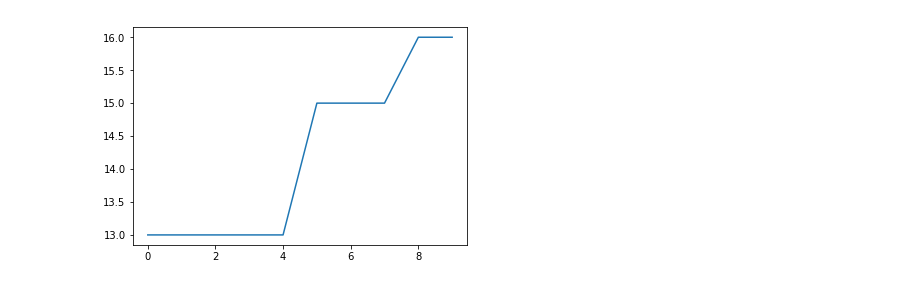
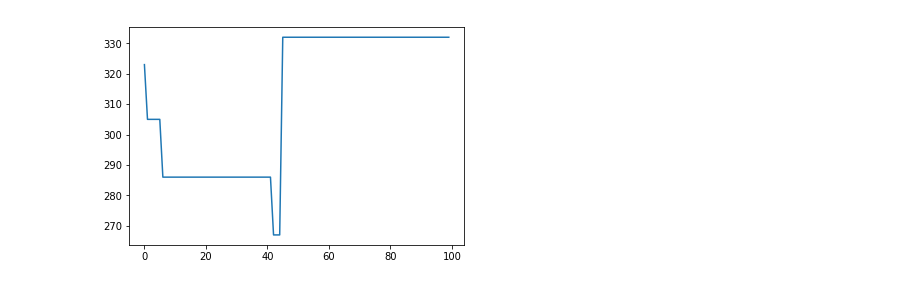
Before and after one commit to lili-chen/ising-optimization-rbm, a Jupyter notebook: performance_with_trial_number-discrete.ipynb, the cells around one changed output. Saved outputs shown, nothing was run; the diff lists cells and outputs as text; code cells hidden in the pictures.

```diff
--- a/performance_with_trial_number-discrete.ipynb
+++ b/performance_with_trial_number-discrete.ipynb
@@ -194,4 +19,4 @@ max_cut("N010-id02.txt", 10, 100000)
 # %%
-plot_max_cut_efficiency("maxcut/N010-id00.txt", 10, 1)
+plot_max_cut_efficiency("maxcut/N050-id00.txt", 100, 1)
 # %% [output]
-[figure, old version]
+[figure, new version]
```
Also changed, not shown: parts of 19 cells of this notebook, 3 other files.
